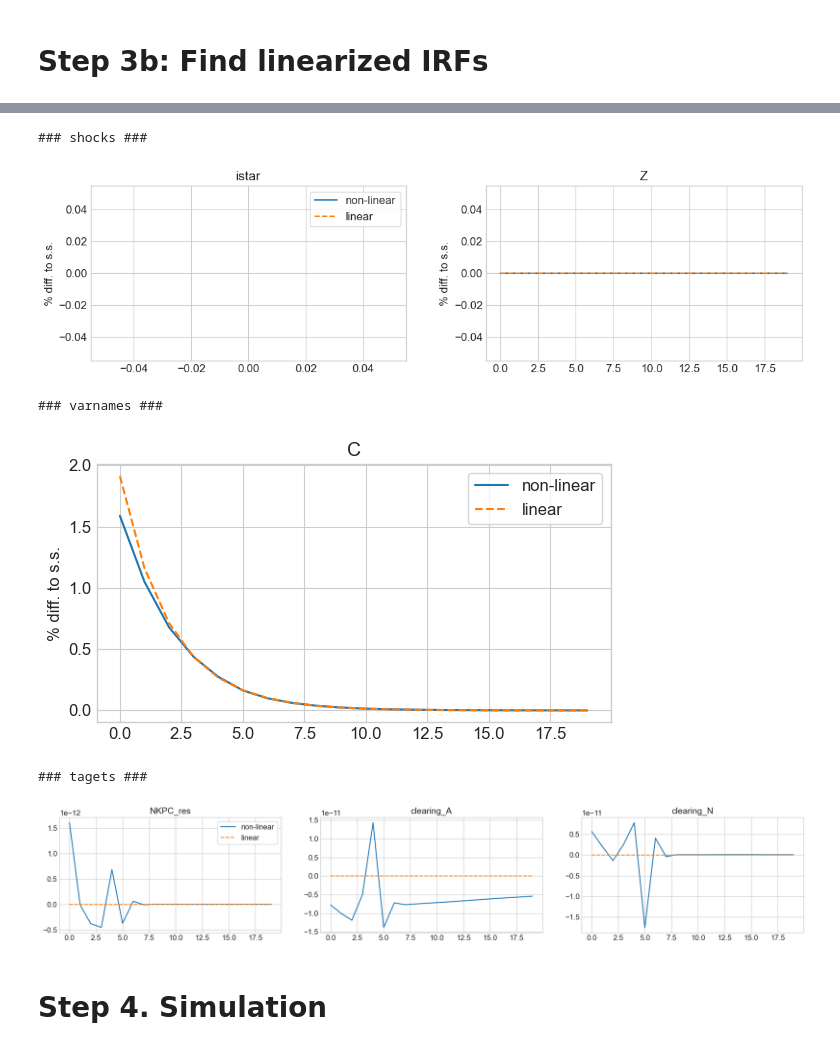
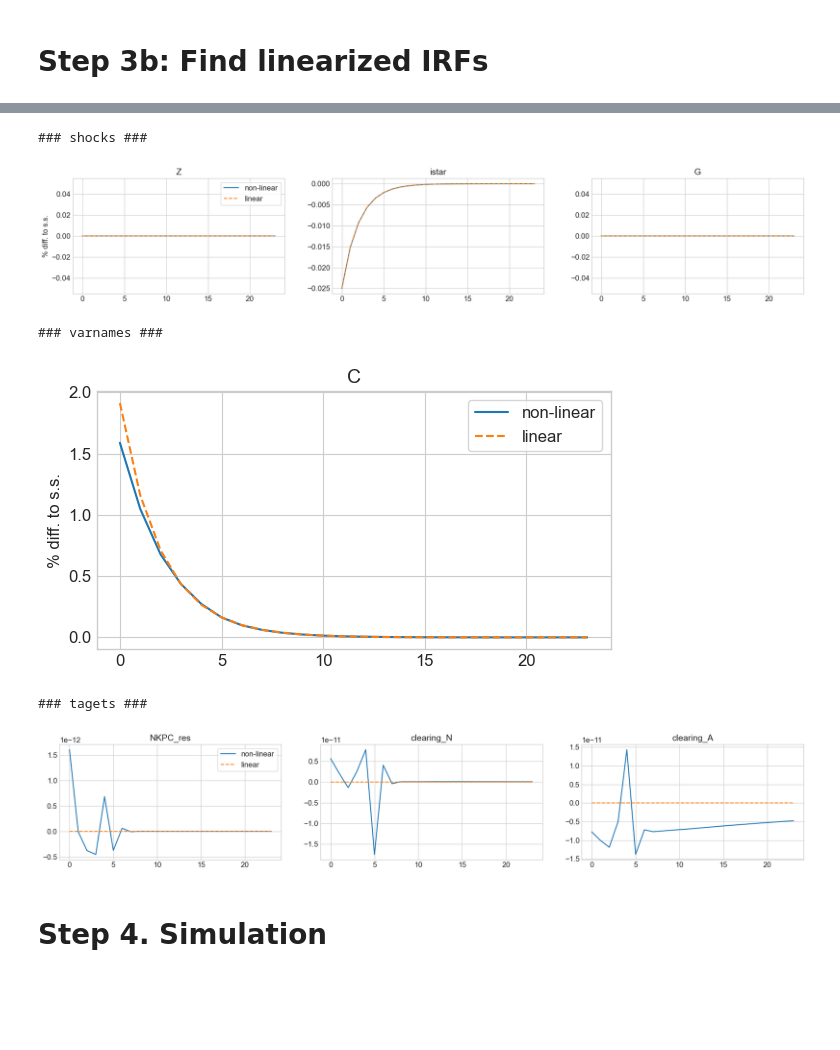
Before and after one commit to NumEconCopenhagen/GEModelToolsNotebooks, a Jupyter notebook: HANK/HANK.ipynb, the cells around one changed output, grey strips where cells are left out. Saved outputs shown, nothing was run; the diff lists cells and outputs as text; code cells hidden in the pictures; blank space fills up the shorter version.

```diff
--- a/HANK/HANK.ipynb
+++ b/HANK/HANK.ipynb
@@ -221,13 +221,14 @@ linear transition path found in 0.1 secs [finding solution matrix: 0.1 secs]
 # %%
 paths = ['C']
-model.show_IRFs(paths,T_max=20,ncols=3,do_linear=True)
+lvl_value = ['istar','G']
+model.show_IRFs(paths,lvl_value=lvl_value,T_max=24,ncols=3,do_linear=True)
 # %% [output]
 ### shocks ###
-[figure, old version]
+[figure, new version]
 ### varnames ###
-[figure, old version]
+[figure, new version]
 ### tagets ###
-[figure, old version]
+[figure, new version]
 # %% [markdown]
 # Step 4. Simulation
 # %%
```
Also changed, not shown: parts of 8 cells of this notebook, 2 other files.
